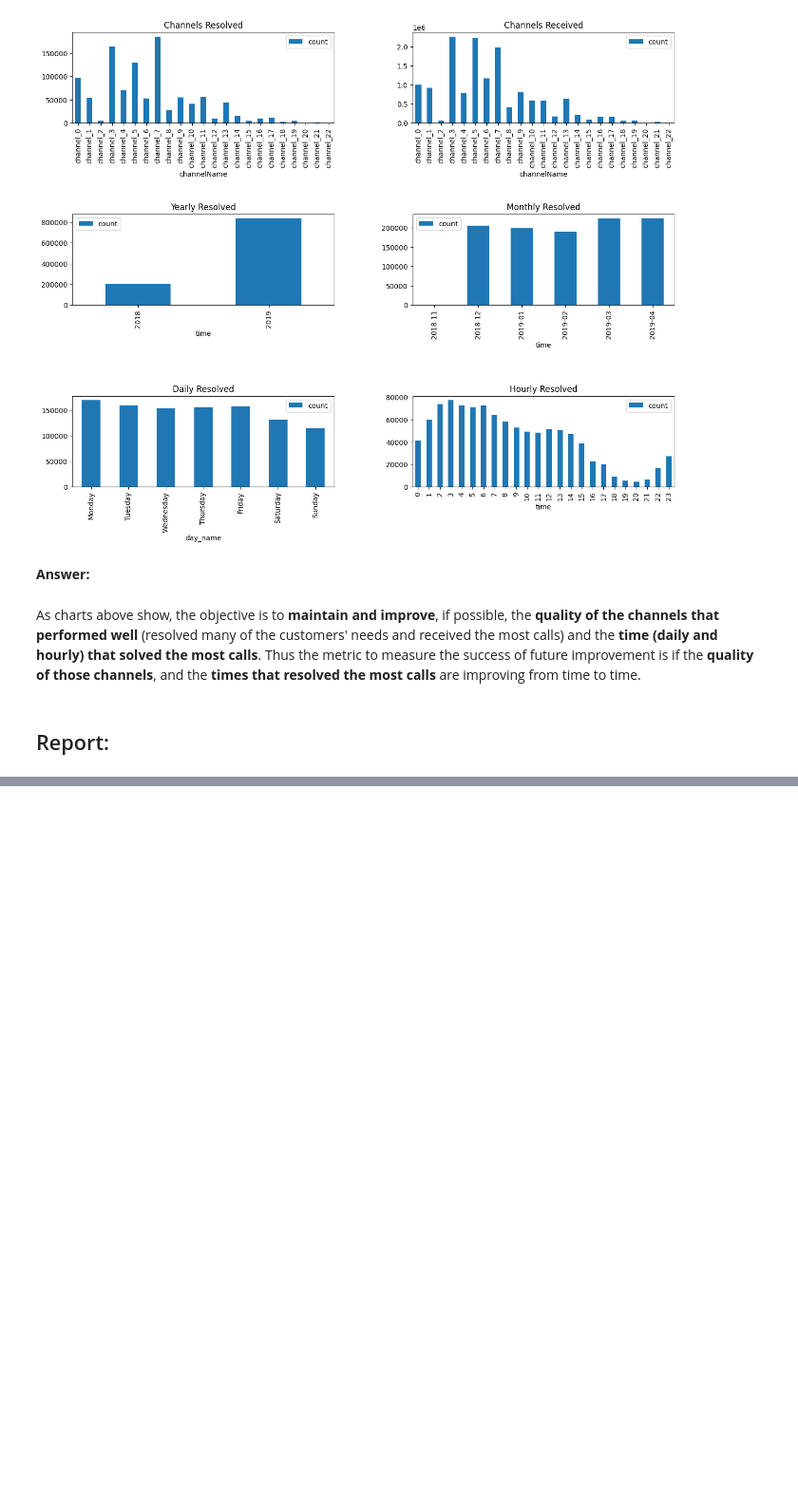
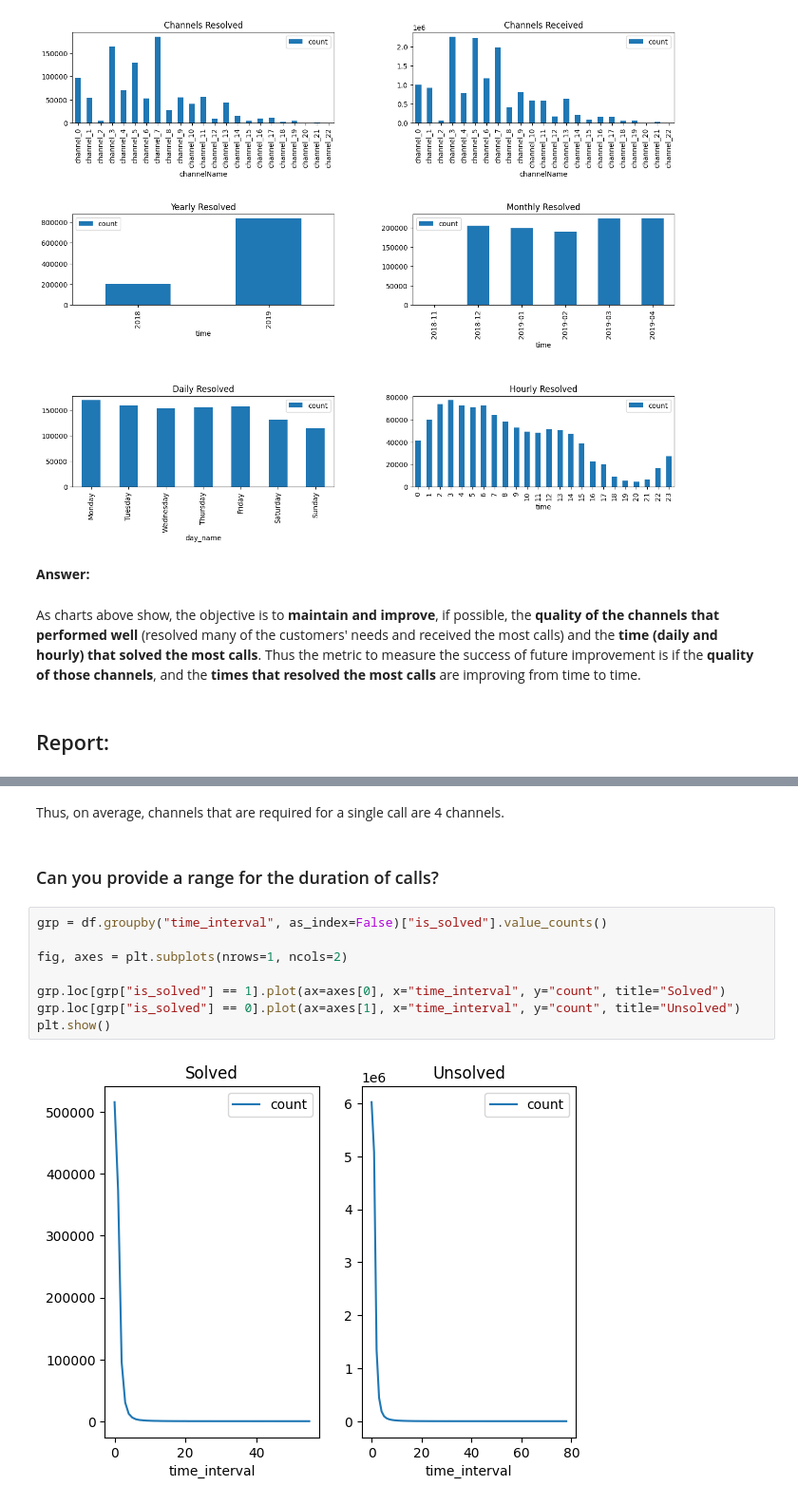
Before and after one commit to adrioui/data-exploration, a Jupyter notebook: Data Exploration.ipynb, the cells around one changed output, grey strips where cells are left out. Shown at 95% size. Cells and saved outputs as stored; diff of their text form; blank space fills up the shorter version.

```diff
--- a/Data Exploration.ipynb
+++ b/Data Exploration.ipynb
@@ -298,0 +342,14 @@ As charts above show, the objective is to **maintain and improve**, if possible,
+# %% [markdown]
+Thus, on average, channels that are required for a single call are 4 channels.
+# %% [markdown]
+### Can you provide a range for the duration of calls?
+# %%
+grp = df.groupby("time_interval", as_index=False)["is_solved"].value_counts()
+
+fig, axes = plt.subplots(nrows=1, ncols=2)
+
+grp.loc[grp["is_solved"] == 1].plot(ax=axes[0], x="time_interval", y="count", title="Solved")
+grp.loc[grp["is_solved"] == 0].plot(ax=axes[1], x="time_interval", y="count", title="Unsolved")
+plt.show()
+# %% [output]
+[figure, added]
```
Also changed, not shown: parts of 29 cells of this notebook.
